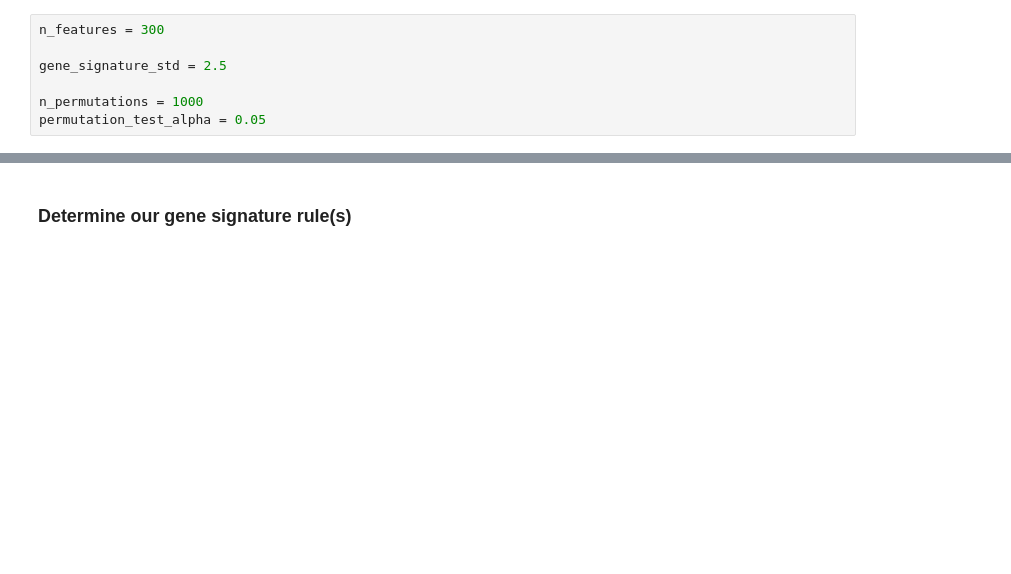
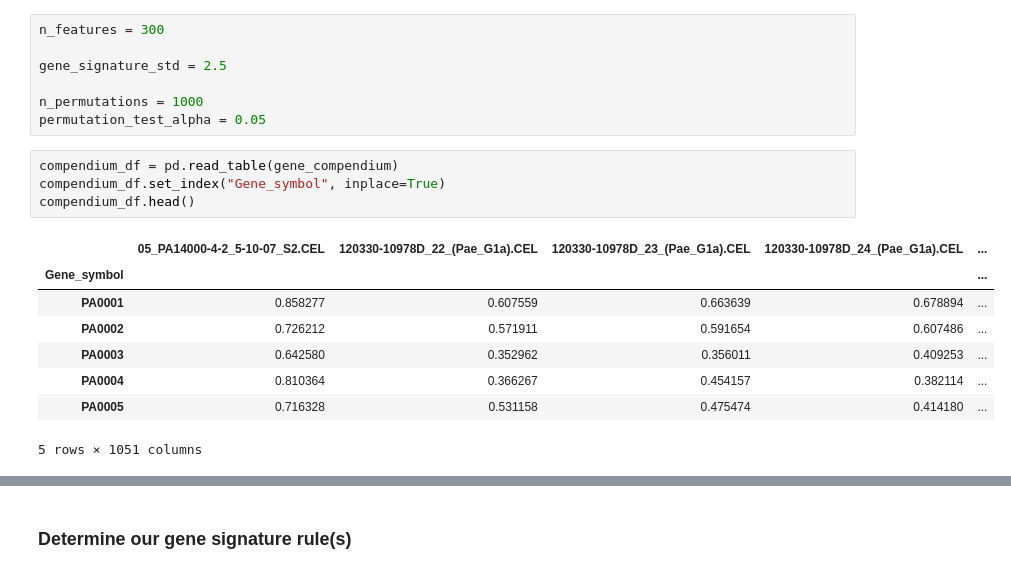
Before and after one commit to greenelab/PathCORE-T-analysis, a Jupyter notebook: jupyter-notebooks/Supplemental_PAO1_FastICA_example.ipynb, the cells around one changed output, grey strips where cells are left out. Saved outputs shown, nothing was run; the diff lists cells and outputs as text; blank space fills up the shorter version.

```diff
--- a/jupyter-notebooks/Supplemental_PAO1_FastICA_example.ipynb
+++ b/jupyter-notebooks/Supplemental_PAO1_FastICA_example.ipynb
@@ -38,4 +38,17 @@ gene_signature_std = 2.5
 
 n_permutations = 1000
 permutation_test_alpha = 0.05
+# %%
+compendium_df = pd.read_table(gene_compendium)
+compendium_df.set_index("Gene_symbol", inplace=True)
+compendium_df.head()
+# %% [output]
+|  | 05_PA14000-4-2_5-10-07_S2.CEL | 120330-10978D_22_(Pae_G1a).CEL | 120330-10978D_23_(Pae_G1a).CEL | 120330-10978D_24_(Pae_G1a).CEL | ... |
+| Gene_symbol |  |  |  |  | ... |
+| PA0001 | 0.858277 | 0.607559 | 0.663639 | 0.678894 | ... |
+| PA0002 | 0.726212 | 0.571911 | 0.591654 | 0.607486 | ... |
+| PA0003 | 0.642580 | 0.352962 | 0.356011 | 0.409253 | ... |
+| PA0004 | 0.810364 | 0.366267 | 0.454157 | 0.382114 | ... |
+| PA0005 | 0.716328 | 0.531158 | 0.475474 | 0.414180 | ... |
+5 rows × 1051 columns
 # %%
```
Also changed, not shown: parts of 28 cells of this notebook.
